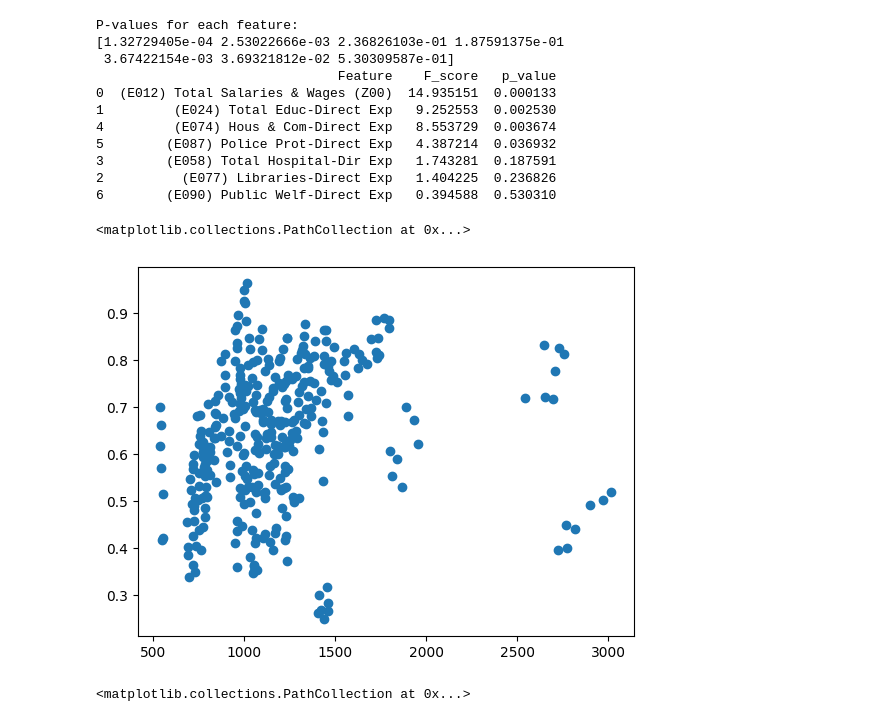
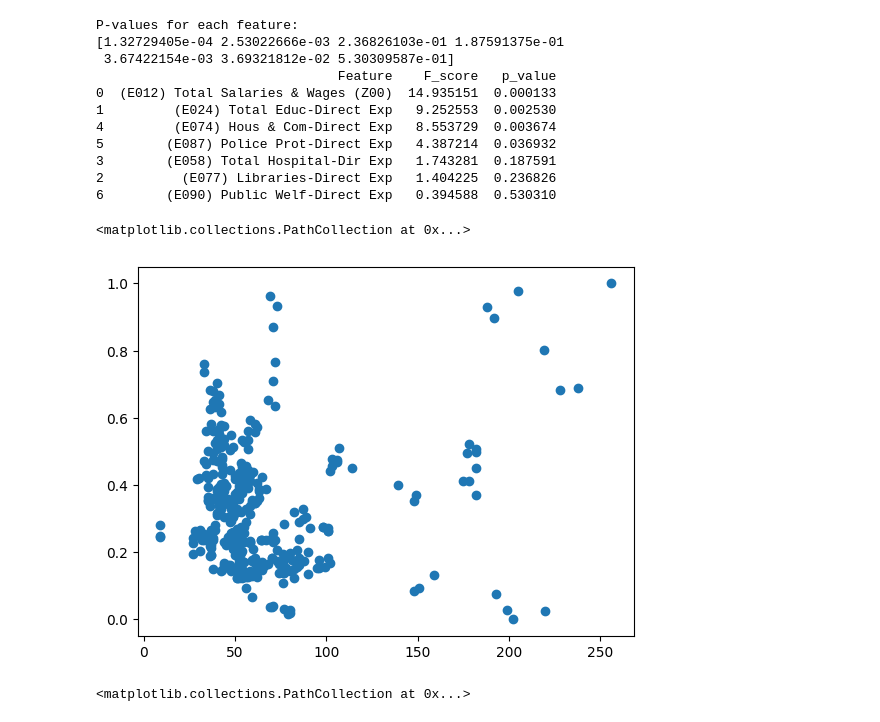
Before and after one commit to sleepsyah/Government-Budget, a Jupyter notebook: Edited_Government_Budget_Project.ipynb, the cells around one changed output. Saved outputs shown, nothing was run; the diff lists cells and outputs as text; code cells hidden in the pictures.

```diff
--- a/Edited_Government_Budget_Project.ipynb
+++ b/Edited_Government_Budget_Project.ipynb
@@ -515,7 +516,7 @@ df_norm[fix_cols] = df_norm[fix_cols].apply(
 )
 
 numeric_cols=[
-    "Total College Enrollment", "High School Graduation Rate", "Uninsured","Percent in Poverty","Infant Mortality Rate", "Evidence-Based Reading and Writing", "Math","Total","RATIO", "Percent of Labor Force Unemployed in State", "Violent Crime", "Property Crime",
+    "Total College Enrollment", "High School Graduation Rate", "Uninsured","Percent in Poverty","Infant Mortality Rate", "RATIO", "Percent of Labor Force Unemployed in State", "Violent Crime", "Property Crime",
 ]
 
 
@@ -532,11 +533,7 @@ df_norm["Index"] = df_norm[["Social Index","Health Index","Education Index"]].me
 
 # df_norm["Index"] = (df_norm["Social Index"]*df_norm["Health Index"]*df_norm["Education Index"])**(1/3)
 
-
-print(df_norm.shape)
-
-df_norm.loc[
-    df_norm["State"] == "Massachusetts",
-    ["Year", "Health Index"]
-].sort_values("Year")
+df_norm[["State", "Year", "(E012) Total Salaries & Wages (Z00)"]]\
+    .sort_values("(E012) Total Salaries & Wages (Z00)", ascending=False)\
+    .head(70)
 # %% [output]
@@ -991,10 +1047,10 @@ P-values for each feature:
 # %%
 # @title Extra
 
-plt.scatter(df_norm["(E012) Total Salaries & Wages (Z00)"], df_norm["Social Index"])
+plt.scatter(df_norm["(E087) Police Prot-Direct Exp"], df_norm["Violent Crime"])
 # %% [output]
 <matplotlib.collections.PathCollection at 0x...>
-[figure, old version]
+[figure, new version]
 # %%
 
 
```
Also changed, not shown: parts of 14 cells of this notebook.
